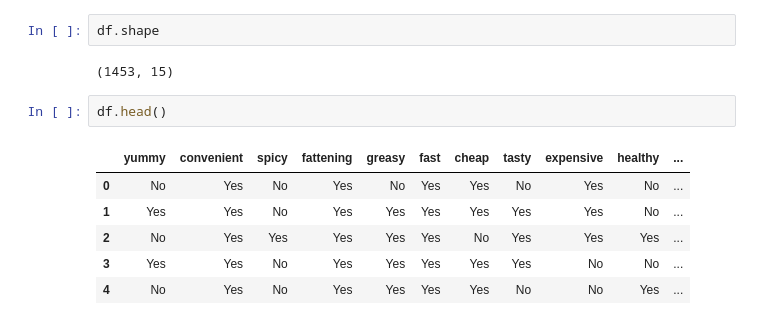
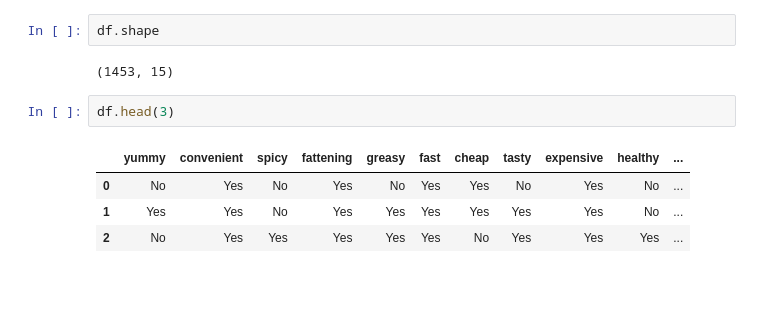
Before and after one commit to Bhatnagar621/McDCaseStudy, a Jupyter notebook: mcdonalds_CaseStudy.ipynb, the cells around one changed output. Saved outputs shown, nothing was run; the diff lists cells and outputs as text; blank space fills up the shorter version.

```diff
--- a/mcdonalds_CaseStudy.ipynb
+++ b/mcdonalds_CaseStudy.ipynb
@@ -12,11 +12,9 @@ df.shape
 # %% [output]
 (1453, 15)
 # %%
-df.head()
+df.head(3)
 # %% [output]
 |  | yummy | convenient | spicy | fattening | greasy | fast | cheap | tasty | expensive | healthy | ... |
 | 0 | No | Yes | No | Yes | No | Yes | Yes | No | Yes | No | ... |
 | 1 | Yes | Yes | No | Yes | Yes | Yes | Yes | Yes | Yes | No | ... |
 | 2 | No | Yes | Yes | Yes | Yes | Yes | No | Yes | Yes | Yes | ... |
-| 3 | Yes | Yes | No | Yes | Yes | Yes | Yes | Yes | No | No | ... |
-| 4 | No | Yes | No | Yes | Yes | Yes | Yes | No | No | Yes | ... |
```
Also changed, not shown: parts of 13 cells of this notebook, 1 other file.
